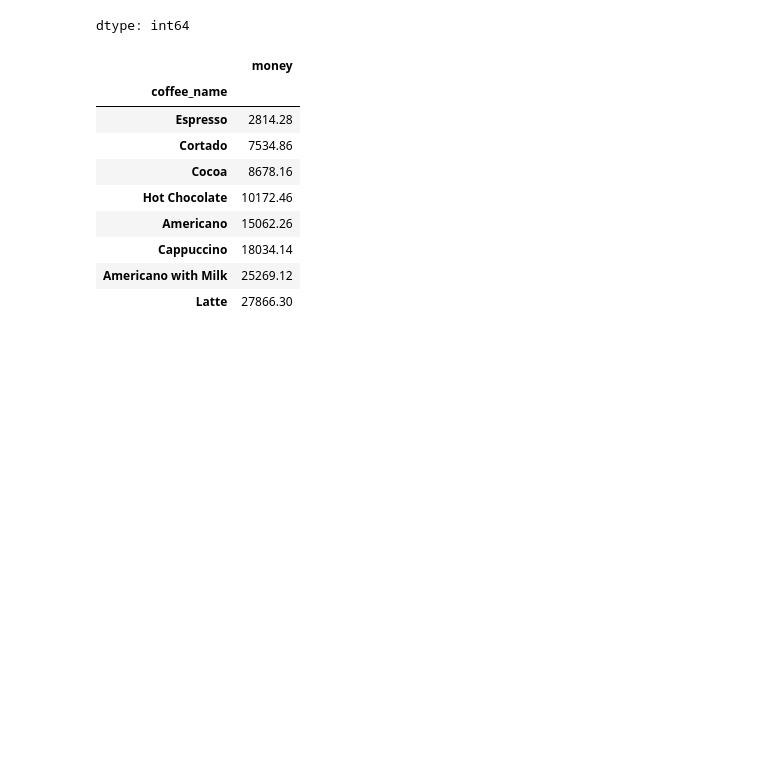
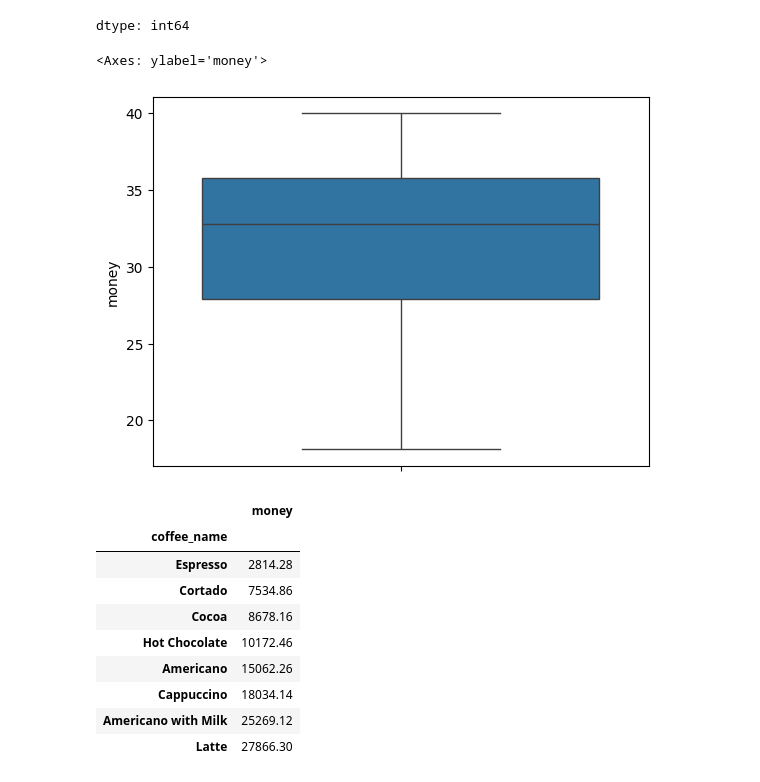
Before and after one commit to Leonardo-Ikeda/coffee-sales-analysis, a Jupyter notebook: coffee_sales_analysis.ipynb, the cells around one changed output. Saved outputs shown, nothing was run; the diff lists cells and outputs as text; code cells hidden in the pictures; blank space fills up the shorter version.

```diff
--- a/coffee_sales_analysis.ipynb
+++ b/coffee_sales_analysis.ipynb
@@ -75,6 +76,13 @@ df.isna().sum()
 | money | 0 |
 | coffee_name | 0 |
 dtype: int64
+# %%
+# Avaliando presença de valores outliers
+
+sns.boxplot(df['money'])
+# %% [output]
+<Axes: ylabel='money'>
+[figure, added]
 # %%
 tipo_cafe = df.groupby('coffee_name')[['money']].sum().sort_values('money')
 tipo_cafe
```
Also changed, not shown: parts of 5 cells of this notebook.
